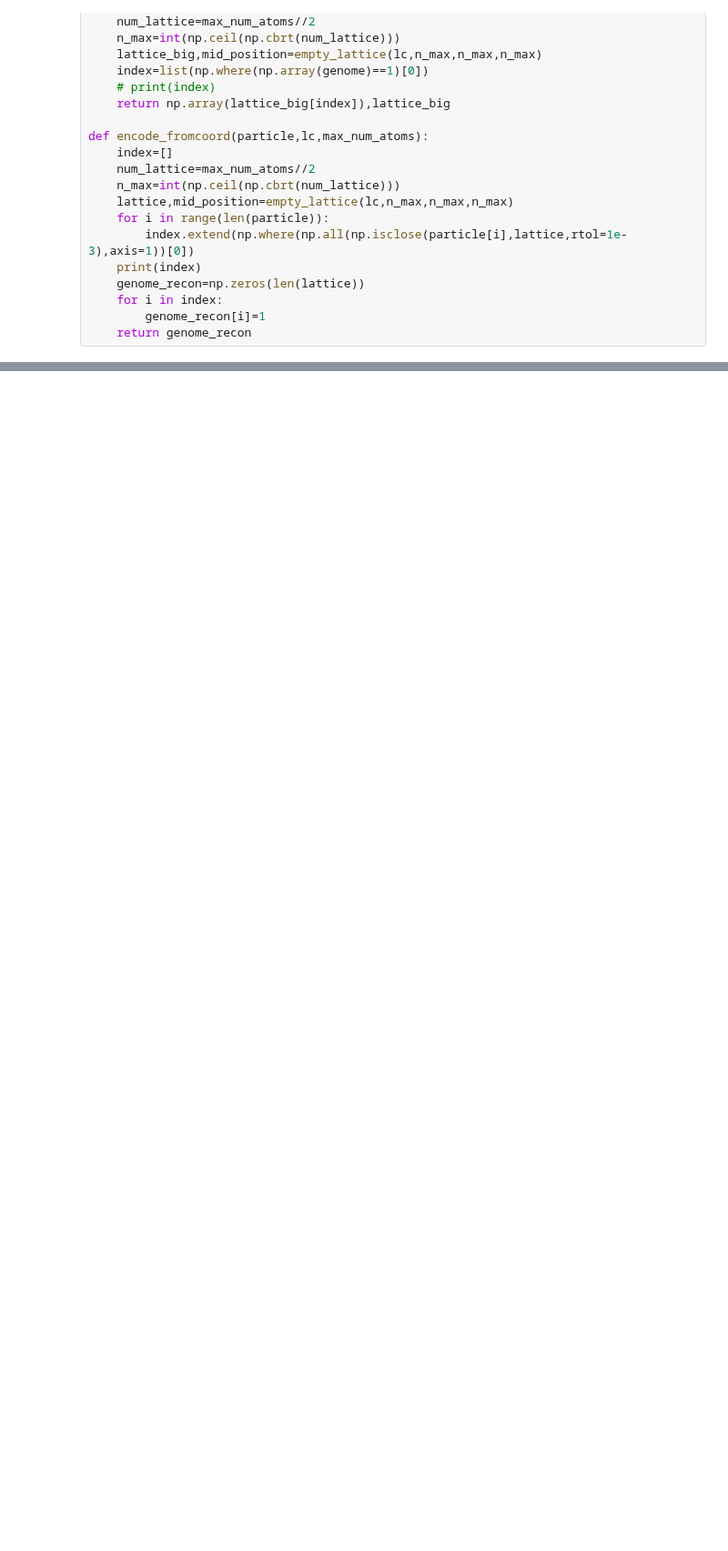
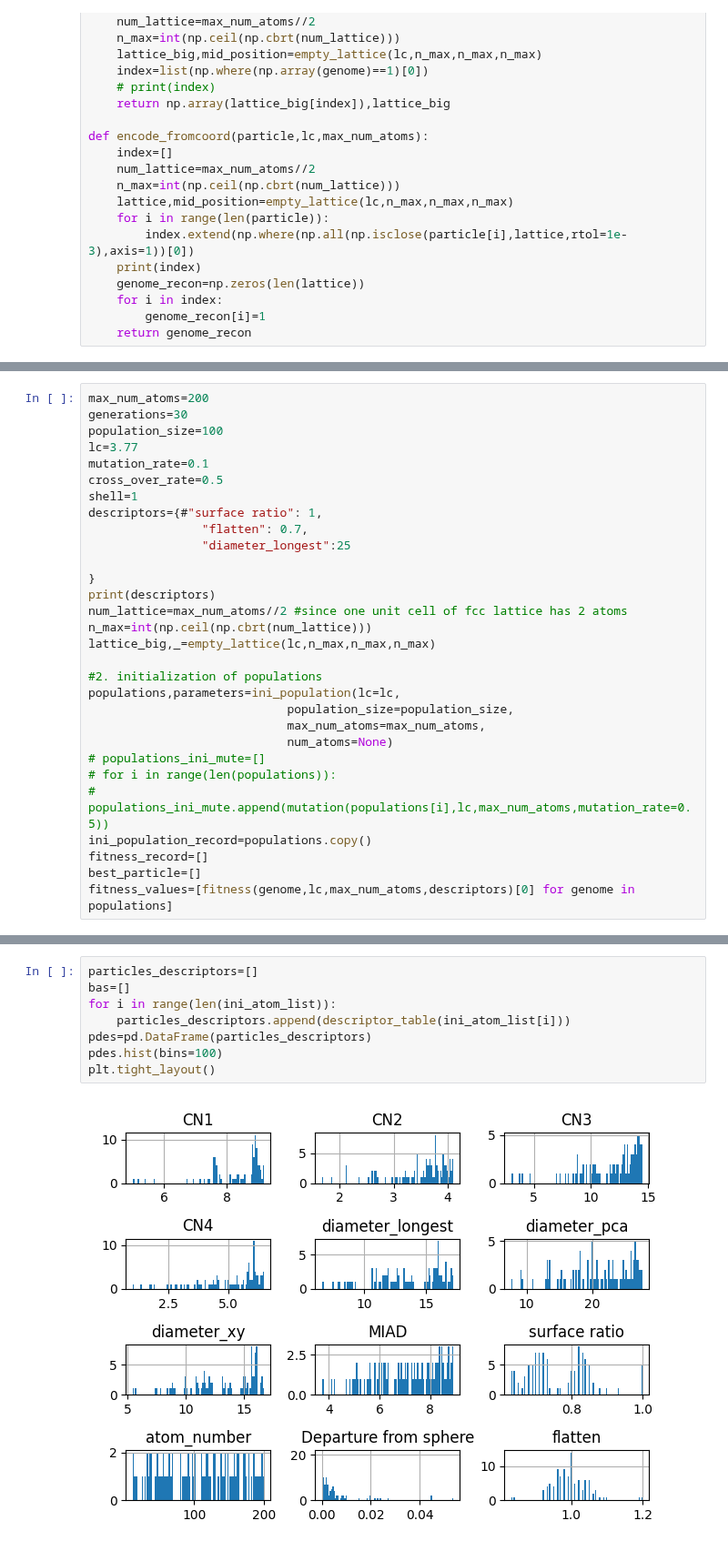
Before and after one commit to kaifengZheng/GA_nano_generator, a Jupyter notebook: particle_generator_test.ipynb, the cells around one changed output, grey strips where cells are left out. Shown at 91% size. Saved outputs shown, nothing was run; the diff lists cells and outputs as text; blank space fills up the shorter version.

```diff
--- a/particle_generator_test.ipynb
+++ b/particle_generator_test.ipynb
@@ -709,0 +807,30 @@ array([0., 0., 0., 0., 0., 0., 0., 0., 0., 0., 0., 0., 0., 0., 0., 0., 0.,
+# %%
+max_num_atoms=200
+generations=30
+population_size=100
+lc=3.77
+mutation_rate=0.1
+cross_over_rate=0.5
+shell=1
+descriptors={#"surface ratio": 1,
+                "flatten": 0.7,
+                "diameter_longest":25
+
+}
+print(descriptors)
+num_lattice=max_num_atoms//2 #since one unit cell of fcc lattice has 2 atoms
+n_max=int(np.ceil(np.cbrt(num_lattice)))
+lattice_big,_=empty_lattice(lc,n_max,n_max,n_max)
+
+#2. initialization of populations
+populations,parameters=ini_population(lc=lc,
+                            population_size=population_size,
+                            max_num_atoms=max_num_atoms,
+                            num_atoms=None)
+# populations_ini_mute=[]
+# for i in range(len(populations)):
+#     populations_ini_mute.append(mutation(populations[i],lc,max_num_atoms,mutation_rate=0.5))
+ini_population_record=populations.copy()
+fitness_record=[]
+best_particle=[]
+fitness_values=[fitness(genome,lc,max_num_atoms,descriptors)[0] for genome in populations]
@@ -709,0 +911,10 @@ array([0., 0., 0., 0., 0., 0., 0., 0., 0., 0., 0., 0., 0., 0., 0., 0., 0.,
+# %%
+particles_descriptors=[]
+bas=[]
+for i in range(len(ini_atom_list)):
+    particles_descriptors.append(descriptor_table(ini_atom_list[i]))
+pdes=pd.DataFrame(particles_descriptors)
+pdes.hist(bins=100)
+plt.tight_layout()
+# %% [output]
+[figure, added]
```
Also changed, not shown: parts of 21 cells of this notebook.
